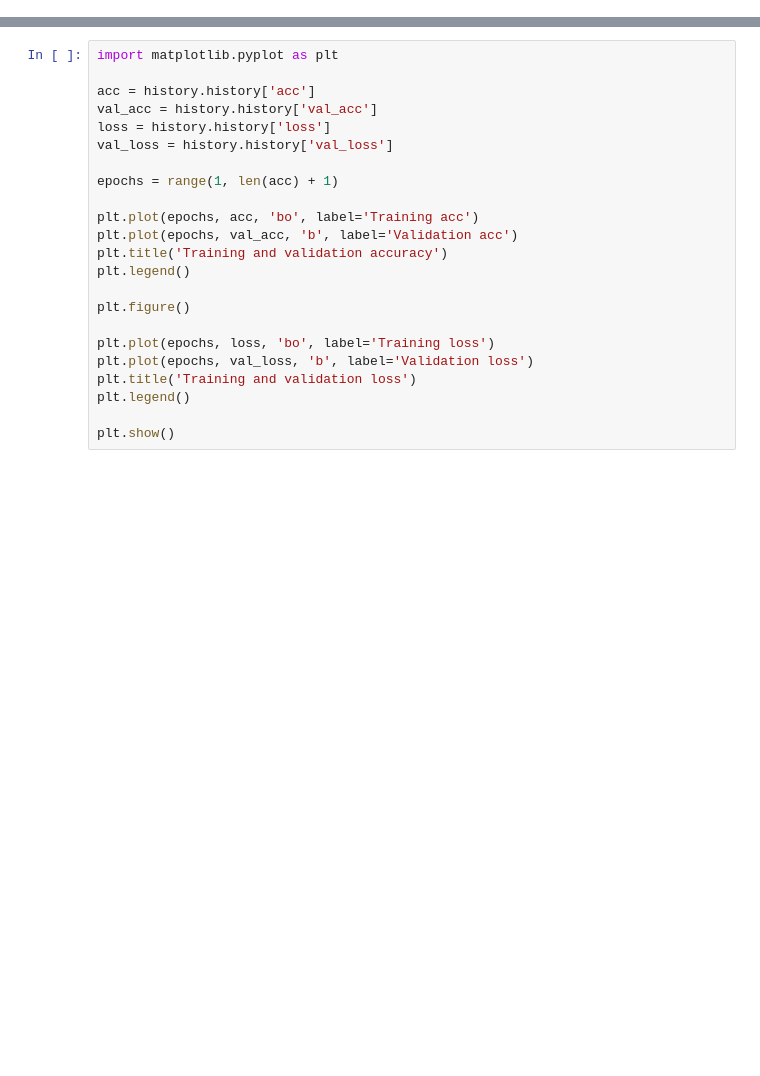
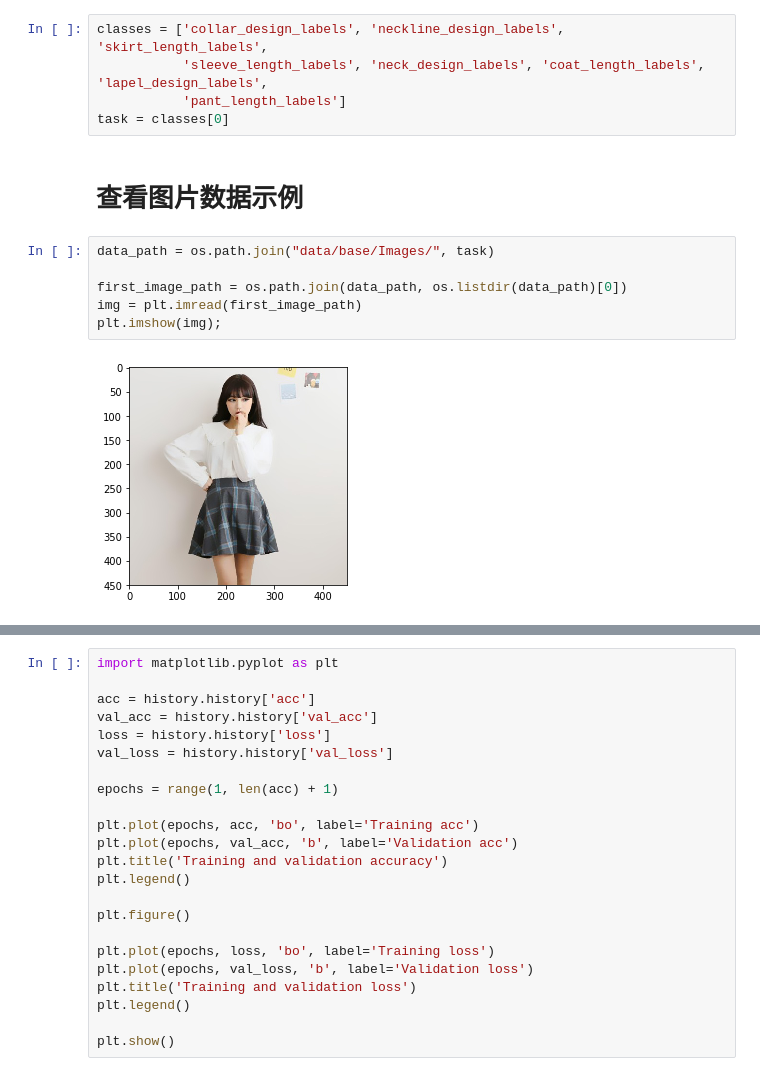
Before and after one commit to HaiwenZhang/Tianchi-FashionAI-Tag, a Jupyter notebook: solution.ipynb, the cells around one changed output, grey strips where cells are left out. Drawn from its saved outputs; the diff is of its cells as text; blank space fills up the shorter version.

```diff
--- a/solution.ipynb
+++ b/solution.ipynb
@@ -219,0 +23,15 @@ model.evaluate(X_test, y_test)
+# %%
+classes = ['collar_design_labels', 'neckline_design_labels', 'skirt_length_labels',
+           'sleeve_length_labels', 'neck_design_labels', 'coat_length_labels', 'lapel_design_labels',
+           'pant_length_labels']
+task = classes[0]
+# %% [markdown]
+# 查看图片数据示例
+# %%
+data_path = os.path.join("data/base/Images/", task)
+
+first_image_path = os.path.join(data_path, os.listdir(data_path)[0])
+img = plt.imread(first_image_path)
+plt.imshow(img);
+# %% [output]
+[figure, added]
```
Also changed, not shown: parts of 37 cells of this notebook, 1 other file.
